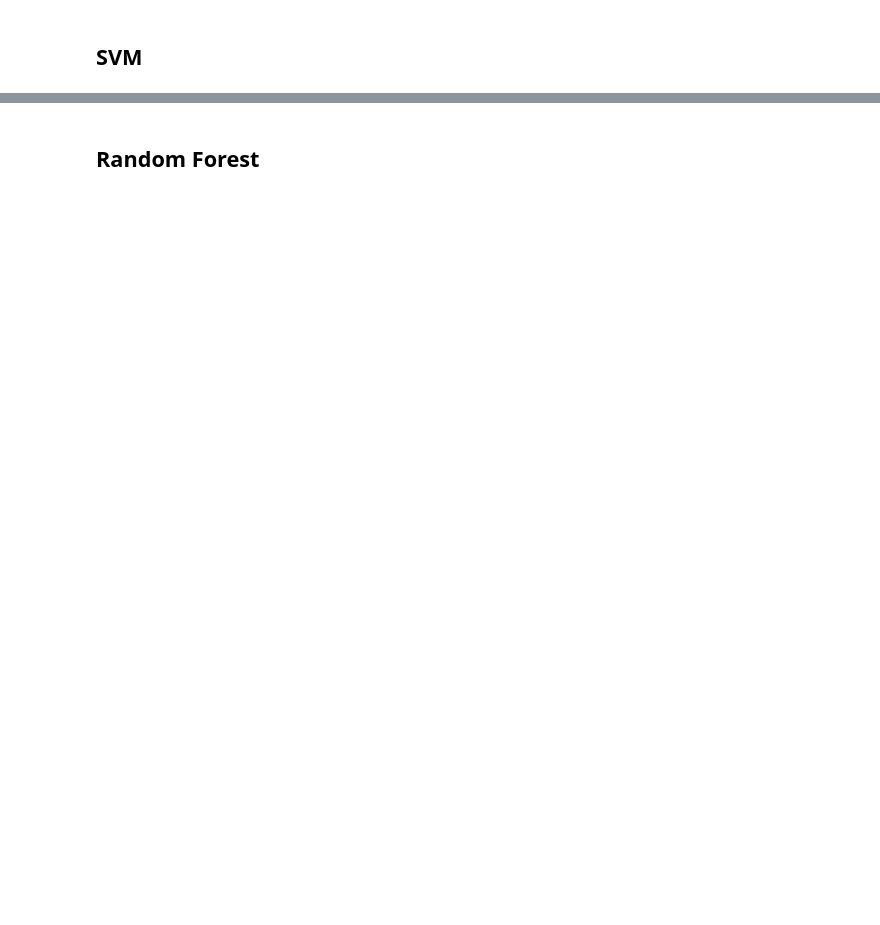
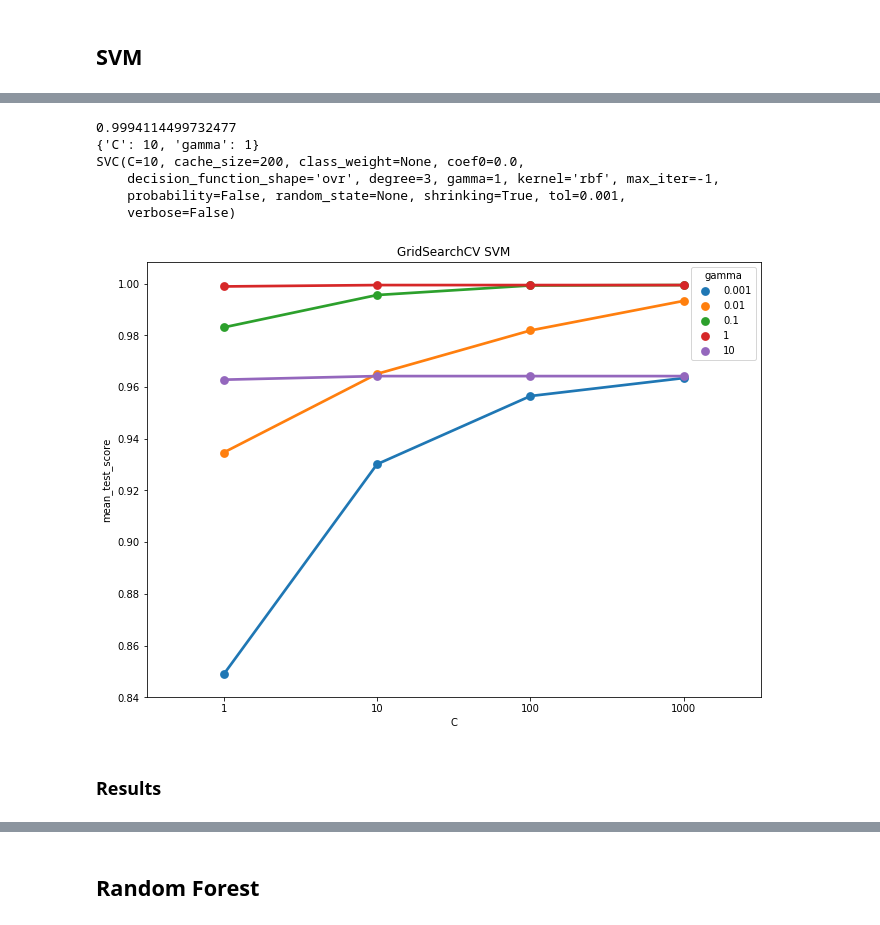
Before and after one commit to alexanderfache6/TCGA-kidney, a Jupyter notebook: module3-supervised-learning.ipynb, the cells around one changed output, grey strips where cells are left out. Drawn from its saved outputs; the diff is of its cells as text; code cells hidden in the pictures; blank space fills up the shorter version.

```diff
--- a/module3-supervised-learning.ipynb
+++ b/module3-supervised-learning.ipynb
@@ -201,0 +244,7 @@ KNeighborsClassifier(algorithm='auto', leaf_size=10, metric='minkowski',
+# %%
+C = list([1, 10, 100, 1000])
+gamma = list([0.001, 0.01, 0.1, 1, 10])
+hyperparameters = dict(C=C, gamma=gamma)
+
+clf = GridSearchCV(estimator=SVC(kernel='rbf'), param_grid=hyperparameters, cv=2, verbose=2, refit=True)
+print(clf)
@@ -201,0 +263,2 @@ KNeighborsClassifier(algorithm='auto', leaf_size=10, metric='minkowski',
+# %%
+clf = clf.fit(X_train, y_train)
@@ -201,0 +290,20 @@ KNeighborsClassifier(algorithm='auto', leaf_size=10, metric='minkowski',
+# %%
+print(clf.best_score_)
+print(clf.best_params_)
+
+best_estimator = clf.best_estimator_
+print(best_estimator)
+# %% [output]
+0.9994114499732477
+{'C': 10, 'gamma': 1}
+SVC(C=10, cache_size=200, class_weight=None, coef0=0.0,
+    decision_function_shape='ovr', degree=3, gamma=1, kernel='rbf', max_iter=-1,
+    probability=False, random_state=None, shrinking=True, tol=0.001,
+    verbose=False)
+# %%
+fig = plot_GridSearchCV_results(clf.cv_results_, 'C', 'gamma', 'SVM')
+fig.savefig('Module3/GridSearchCV_' + 'SVM.png')
+# %% [output]
+[figure, added]
+# %% [markdown]
+### Results
```
Also changed, not shown: parts of 46 cells of this notebook, 22 other files.
